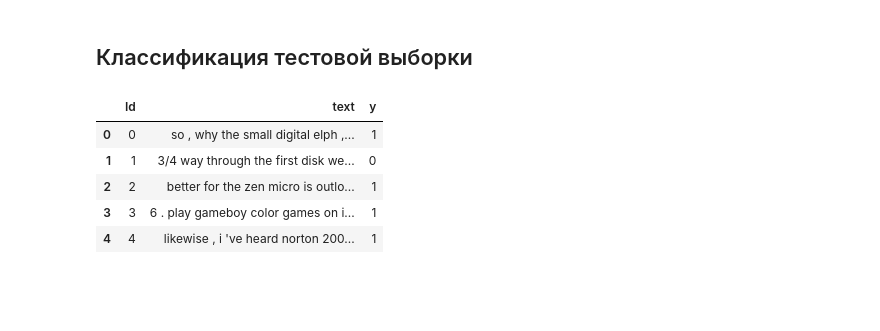
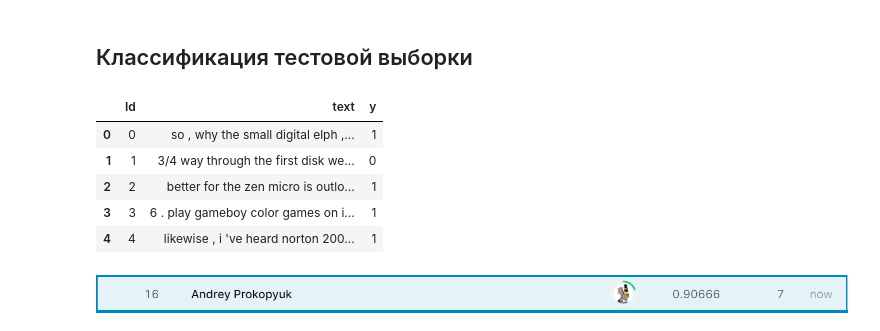
Before and after one commit to andre487/notebooks, a Jupyter notebook: ya-ml-course/c6/task3/product_reviews.bert.ipynb, the cells around one changed output. Cells and saved outputs as stored; diff of their text form; code cells hidden in the pictures; blank space fills up the shorter version.

Commit message:
Add screen to notebook

```diff
--- a/ya-ml-course/c6/task3/product_reviews.bert.ipynb
+++ b/ya-ml-course/c6/task3/product_reviews.bert.ipynb
@@ -149,3 +150,7 @@ result_data.head()
 | 4 | 4 | likewise , i 've heard norton 200... | 1 |
 # %%
 result_data.to_csv('my_result.bert.csv', columns=['Id', 'y'], index=False)
+# %%
+Image(filename='screen.png')
+# %% [output]
+[figure, added]
```
Also changed, not shown: parts of 1 cell of this notebook.
